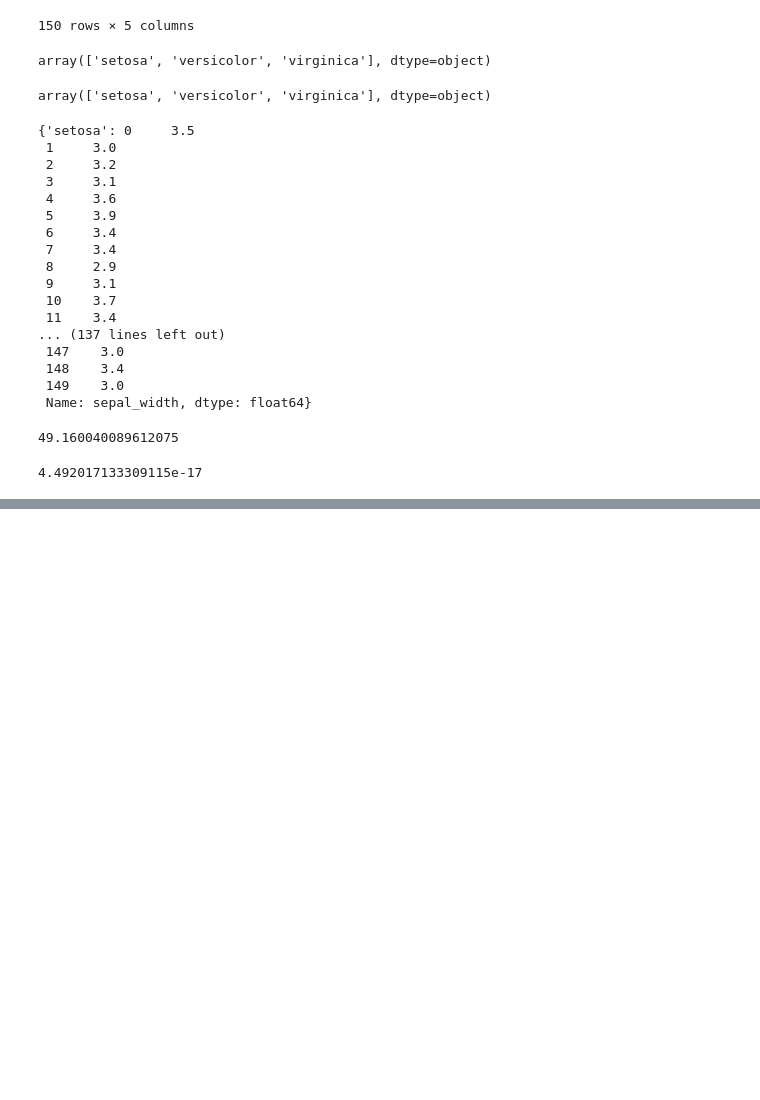
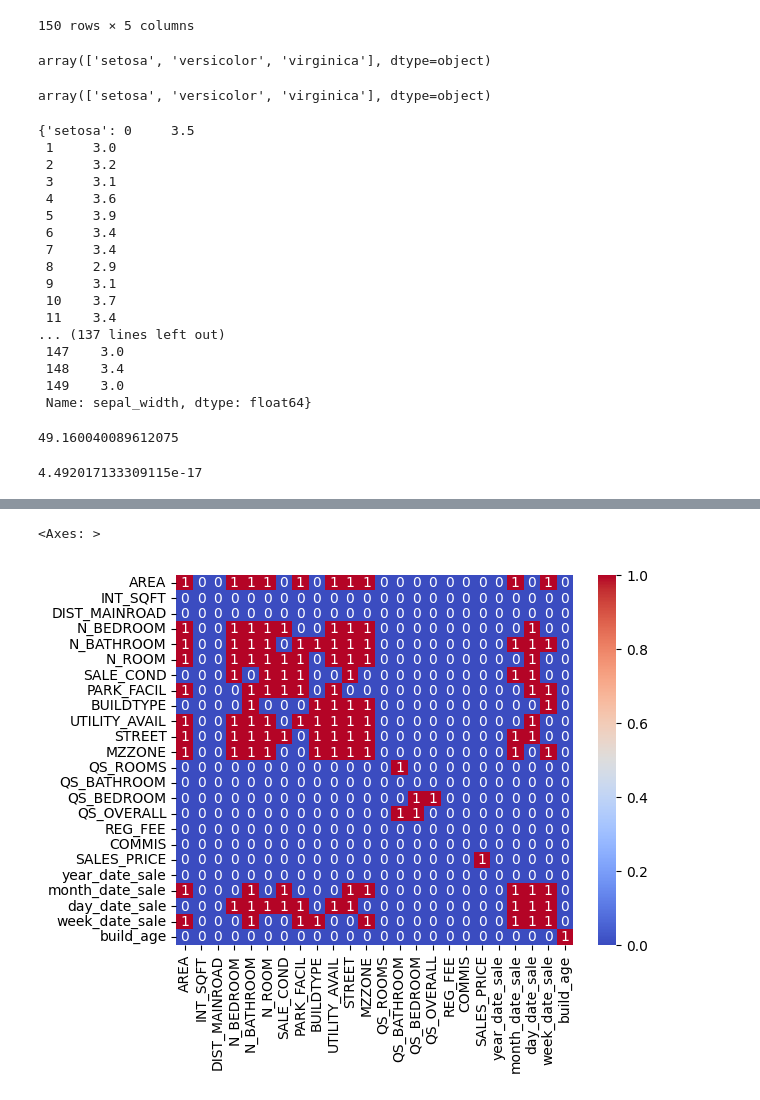
Before and after one commit to Krish-s/Pandas, a Jupyter notebook: Numpy.ipynb, the cells around one changed output, grey strips where cells are left out. Saved outputs shown, nothing was run; the diff lists cells and outputs as text; code cells hidden in the pictures; blank space fills up the shorter version.

```diff
--- a/Numpy.ipynb
+++ b/Numpy.ipynb
@@ -675,0 +1059,5 @@ p_value
+# %%
+#chi2 contigency for category vs category
+
+def chi2con(d1,d2):
+  return True if stats.chi2_contingency(pd.crosstab(d1,d2))[1] < 0.55 else False
@@ -675,0 +1085,13 @@ p_value
+# %%
+group = df["AREA"].unique()
+data = {}
+for i in group:
+  data[i]=df["SALES_PRICE"][df["AREA"]==i]
+  print(i,data.values())
+f_test,f_value = stats.f_oneway(*[i for i in data.values()])
+
+
+if p_value > 0.55:
+    print(True)
+else:
+  print(False)
@@ -675,0 +1137,17 @@ p_value
+# %%
+final={}
+for i in df.columns:
+  final[i]={}
+  for j in df.columns:
+    if (i in continues) and (j in continues):
+      result = two_sample(df[i],df[j])
+    elif (i in continues) and (j in categories):
+      result = annova_test(i,j)
+    elif(i in categories) and (j in continues):
+      result = annova_test(j,i)
+    elif(i in categories) and (j in categories):
+      result = chi2con(df[i],df[j])
+    if result:
+      final[i][j]=1
+    else:
+      final[i][j]=0
@@ -675,0 +1176,3 @@ p_value
+# %%
+final_df = pd.DataFrame(final)
+final_df
@@ -675,0 +1197,5 @@ p_value
+# %%
+sns.heatmap(final_df,cmap= "coolwarm",annot = True)
+# %% [output]
+<Axes: >
+[figure, added]
```
Also changed, not shown: parts of 46 cells of this notebook.
